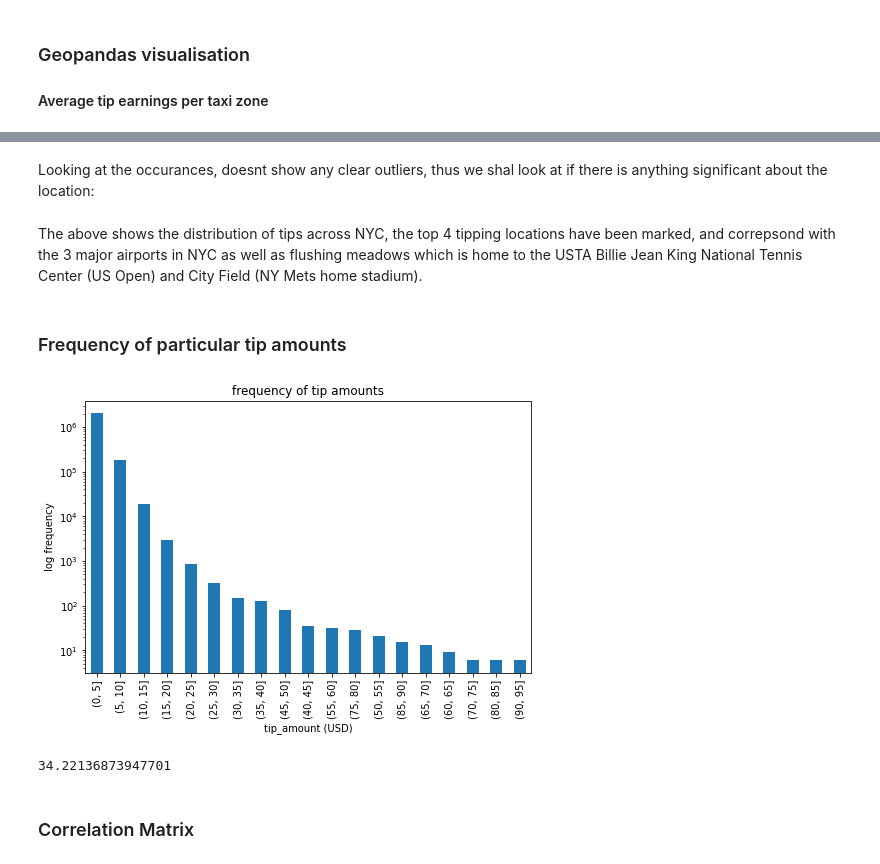
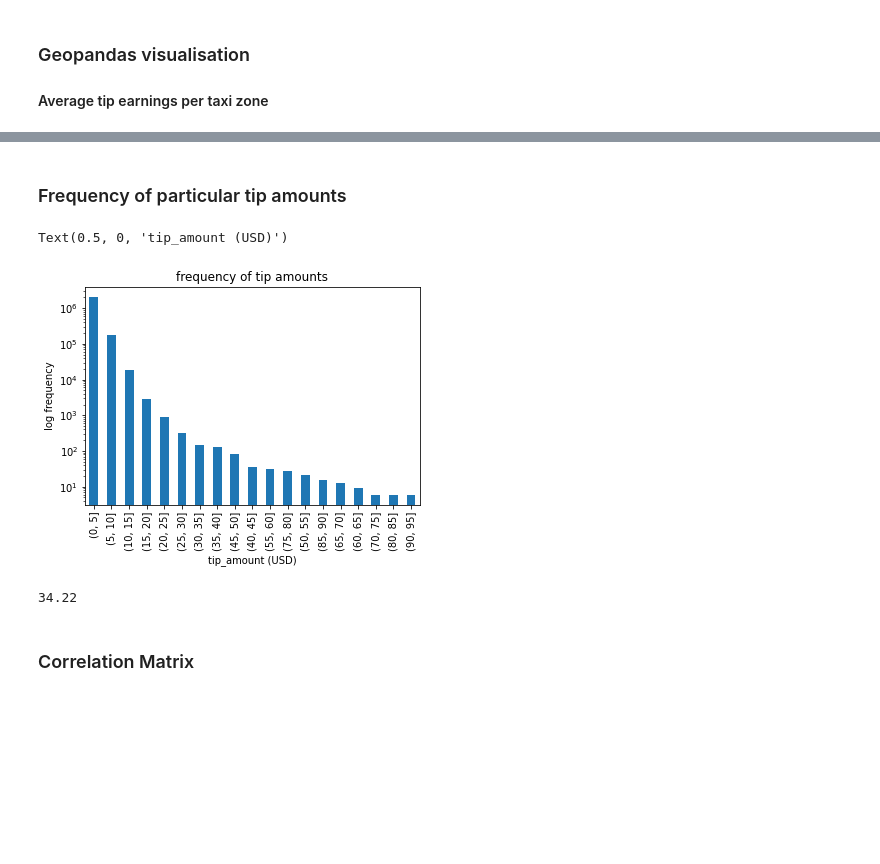
Before and after one commit to MAST30034-Applied-Data-Science/mast30034-project-1-JMelleuish, a Jupyter notebook: notebooks/Analysis.ipynb, the cells around one changed output, grey strips where cells are left out. Cells and saved outputs as stored; diff of their text form; code cells hidden in the pictures; blank space fills up the shorter version.

```diff
--- a/notebooks/Analysis.ipynb
+++ b/notebooks/Analysis.ipynb
@@ -123,5 +76,3 @@ combined
-# %% [markdown]
-Looking at the occurances, doesnt show any clear outliers, thus we shal look at if there is anything significant about the location:
 # %%
 map = folium.Map(location=[40.73, -73.74], tiles="Stamen Terrain", zoom_start=10)
 
@@ -153,22 +92,19 @@ map.save("../plots/Distribution_of_Tips_Across_NYC.html")
-# %% [markdown]
-The above shows the distribution of tips across NYC, the top 4 tipping locations have been marked, and correpsond with the 3 major airports in NYC as well as flushing meadows which is home to the USTA Billie Jean King National Tennis Center (US Open) and City Field (NY Mets home stadium).
 # %% [markdown]
 ### Frequency of particular tip amounts
 # %%
 import pandas as pd
-df = pd.read_parquet("../data/curated/combined")
+df = pd.read_parquet("../../Project 1/DataFrames/stats_modelling")
 df['binned'] = pd.cut(df["tip_amount"], bins= range(0, 100, 5))
-fig, ax = plt.subplots(figsize=(8,5))
 ax = df['binned'].value_counts().plot(kind='bar', logy = True, title = 'frequency of tip amounts')
 ax.set_ylabel("log frequency")
 ax.set_xlabel("tip_amount (USD)")
-fig.savefig('../plots/Frequency_of_tips_amounts.png')
 # %% [output]
+Text(0.5, 0, 'tip_amount (USD)')
-[figure, old version]
+[figure, new version]
 # %%
-pctge_non_zero_tips = ((df['tip_amount'] == 0).sum() / df['tip_amount'].count())*100
+pctge_non_zero_tips = round(((df['tip_amount'] == 0).sum() / df['tip_amount'].count())*100, 3)
 pctge_non_zero_tips
 # %% [output]
-34.22136873947701
+34.22
 # %% [markdown]
 ### Correlation Matrix
```
Also changed, not shown: parts of 32 cells of this notebook, 3 other files.
